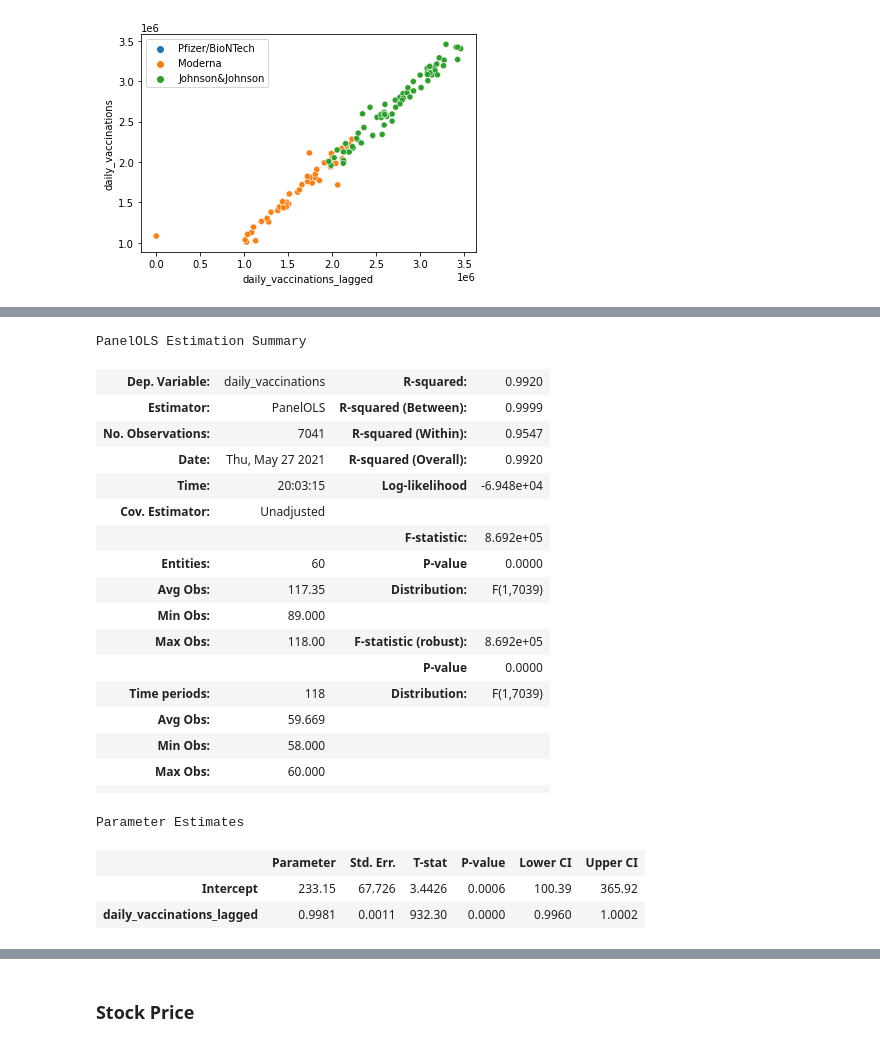
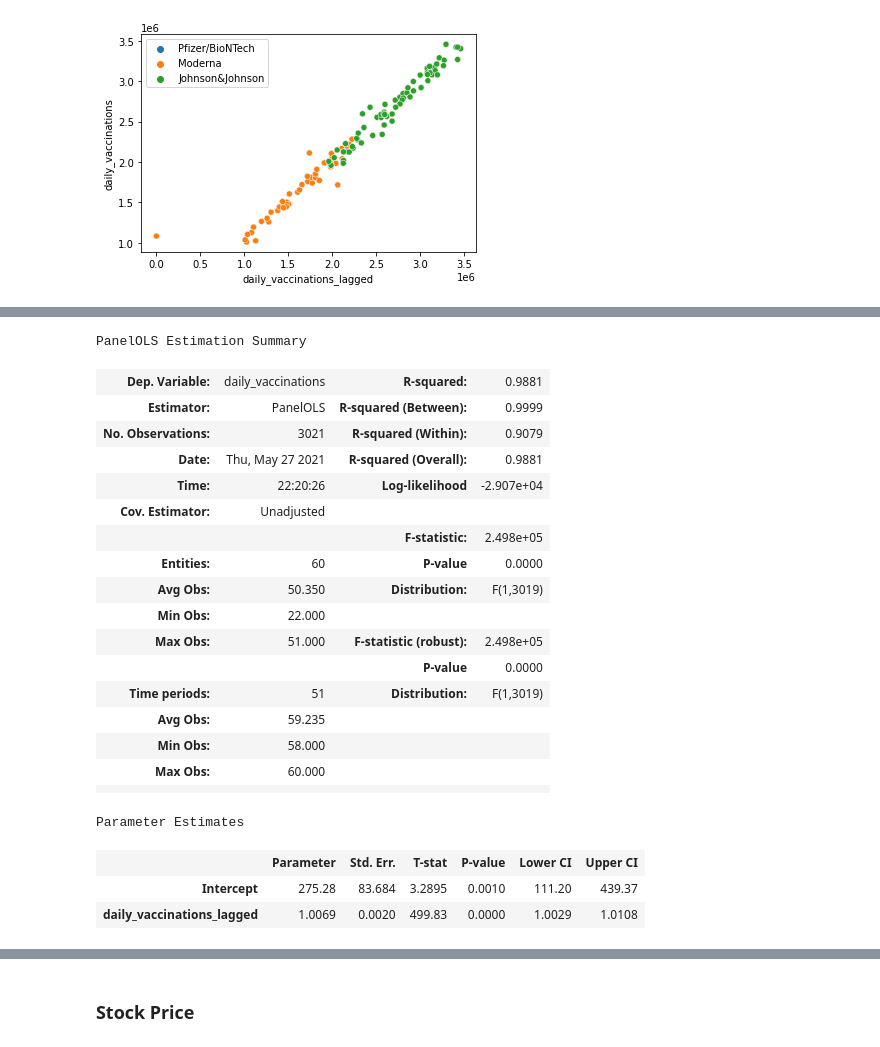
Before and after one commit to juno-yuu/COVID-Vaccine-and-Biotech-industry, a Jupyter notebook: Final_Project_Clean.ipynb, the cells around one changed output, grey strips where cells are left out. Saved outputs shown, nothing was run; the diff lists cells and outputs as text; code cells hidden in the pictures.

```diff
--- a/Final_Project_Clean.ipynb
+++ b/Final_Project_Clean.ipynb
@@ -23,16 +21,17 @@ import statsmodels.api as sm
 ### Read Datasets
 # %%
 # vaccination dataset
-vacci = pd.read_csv("/content/COVID-Vaccine-and-Biotech-industry/us_state_vaccinations.csv", index_col = 0)
+# vacci = pd.read_csv("/content/COVID-Vaccine-and-Biotech-industry/us_state_vaccinations.csv", index_col = 0)
+vacci = pd.read_csv('https://raw.githubusercontent.com/juno-yuu/COVID-Vaccine-and-Biotech-industry/main/us_state_vaccinations.csv', index_col = 0)
 
-# comfirmed
-case_confirmed = pd.read_csv("/content/COVID-Vaccine-and-Biotech-industry/time_series_covid19_confirmed_US.csv")
+# # comfirmed
+# case_confirmed = pd.read_csv("/content/COVID-Vaccine-and-Biotech-industry/time_series_covid19_confirmed_US.csv")
 
-# death
-case_death = pd.read_csv("/content/COVID-Vaccine-and-Biotech-industry/time_series_covid19_deaths_US.csv")
+# # death
+# case_death = pd.read_csv("/content/COVID-Vaccine-and-Biotech-industry/time_series_covid19_deaths_US.csv")
 
-# latest data
-update = pd.read_csv("/content/COVID-Vaccine-and-Biotech-industry/05-26-2021_us.csv")
+# # latest data
+# update = pd.read_csv("/content/COVID-Vaccine-and-Biotech-industry/05-26-2021_us.csv")
 
 # manufacture daily
 # download = requests.get('https://raw.githubusercontent.com/xinyanz-erin/covid-19-data/master/public/data/vaccinations/vaccinations-by-manufacturer.csv').content
@@ -225,33 +201,40 @@ from patsy import dmatrices
 # %%
 data_panel = vacci.copy().dropna()
 data_panel = data_panel.reset_index()
-data_panel['date'] = pd.to_datetime(data_panel['date'], format='%Y-%m-%d', errors='ignore')
-data_panel = data_panel.set_index(['location', 'date'])
+# data_panel['date'] = pd.to_datetime(data_panel['date'], format='%Y-%m-%d', errors='ignore')
+# data_panel = data_panel.set_index(['location', 'date'])
+# %%
+data_panel_train = data_panel.loc[data_panel.date < '2021-03-11']
+data_panel_train['date'] = pd.to_datetime(data_panel_train['date'], format='%Y-%m-%d', errors='ignore')
+data_panel_train = data_panel_train.set_index(['location', 'date'])
+data_panel_test = data_panel.loc[data_panel.date >= '2021-03-11']
+data_panel_test['date'] = pd.to_datetime(data_panel_test['date'], format='%Y-%m-%d', errors='ignore')
+data_panel_test = data_panel_test.set_index(['location', 'date'])
 # %%
-p1 = PanelOLS.from_formula(formula = 'daily_vaccinations ~ 1 + daily_vaccinations_lagged', data = data_panel).fit()
+p1 = PanelOLS.from_formula(formula = 'daily_vaccinations ~ 1 + daily_vaccinations_lagged', data = data_panel_train).fit()
 p1.summary
 # %% [output]
 PanelOLS Estimation Summary
-| Dep. Variable: | daily_vaccinations | R-squared: | 0.9920 |
+| Dep. Variable: | daily_vaccinations | R-squared: | 0.9881 |
 | Estimator: | PanelOLS | R-squared (Between): | 0.9999 |
-| No. Observations: | 7041 | R-squared (Within): | 0.9547 |
-| Date: | Thu, May 27 2021 | R-squared (Overall): | 0.9920 |
-| Time: | 20:03:15 | Log-likelihood | -6.948e+04 |
+| No. Observations: | 3021 | R-squared (Within): | 0.9079 |
+| Date: | Thu, May 27 2021 | R-squared (Overall): | 0.9881 |
+| Time: | 22:20:26 | Log-likelihood | -2.907e+04 |
 | Cov. Estimator: | Unadjusted |  |  |
-|  |  | F-statistic: | 8.692e+05 |
+|  |  | F-statistic: | 2.498e+05 |
 | Entities: | 60 | P-value | 0.0000 |
-| Avg Obs: | 117.35 | Distribution: | F(1,7039) |
-| Min Obs: | 89.000 |  |  |
-| Max Obs: | 118.00 | F-statistic (robust): | 8.692e+05 |
+| Avg Obs: | 50.350 | Distribution: | F(1,3019) |
+| Min Obs: | 22.000 |  |  |
+| Max Obs: | 51.000 | F-statistic (robust): | 2.498e+05 |
 |  |  | P-value | 0.0000 |
-| Time periods: | 118 | Distribution: | F(1,7039) |
-| Avg Obs: | 59.669 |  |  |
+| Time periods: | 51 | Distribution: | F(1,3019) |
+| Avg Obs: | 59.235 |  |  |
 | Min Obs: | 58.000 |  |  |
 | Max Obs: | 60.000 |  |  |
 |  |  |  |  |
 Parameter Estimates
 |  | Parameter | Std. Err. | T-stat | P-value | Lower CI | Upper CI |
-| Intercept | 233.15 | 67.726 | 3.4426 | 0.0006 | 100.39 | 365.92 |
-| daily_vaccinations_lagged | 0.9981 | 0.0011 | 932.30 | 0.0000 | 0.9960 | 1.0002 |
+| Intercept | 275.28 | 83.684 | 3.2895 | 0.0010 | 111.20 | 439.37 |
+| daily_vaccinations_lagged | 1.0069 | 0.0020 | 499.83 | 0.0000 | 1.0029 | 1.0108 |
 # %%
 p2 = PanelOLS.from_formula(formula = 'daily_vaccinations ~ 1 + daily_vaccinations_lagged',\
```
Also changed, not shown: parts of 14 cells of this notebook.
